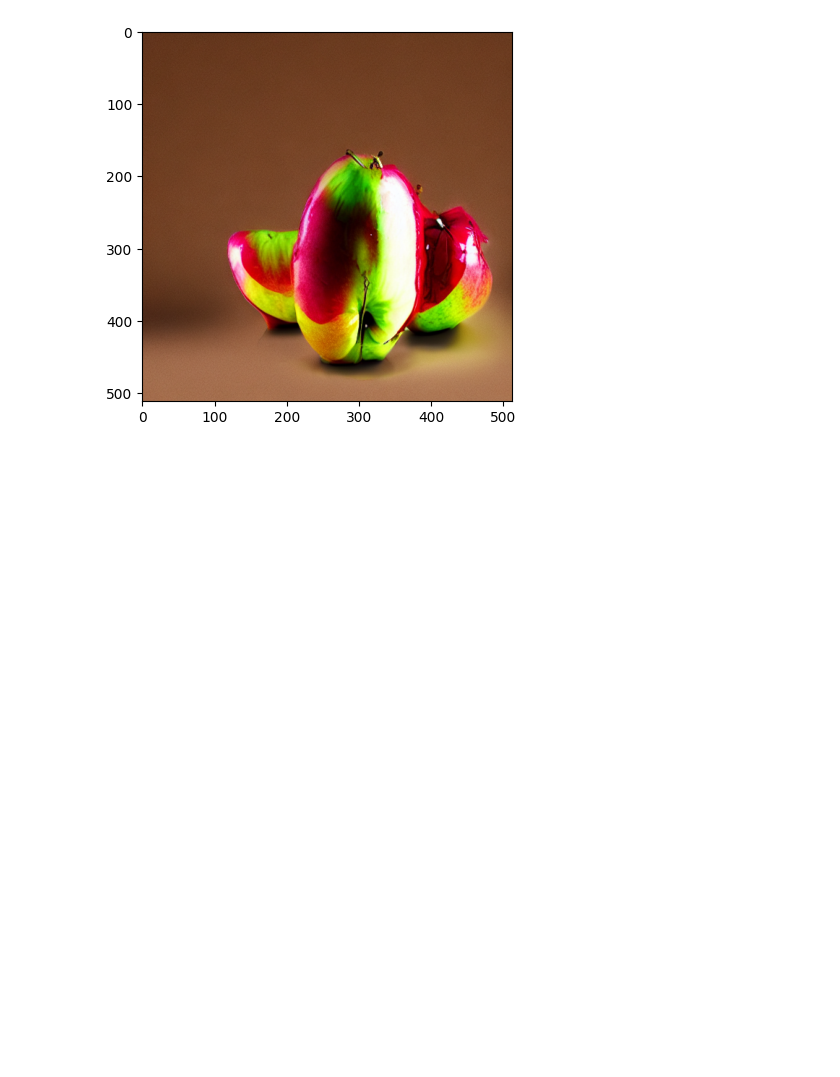
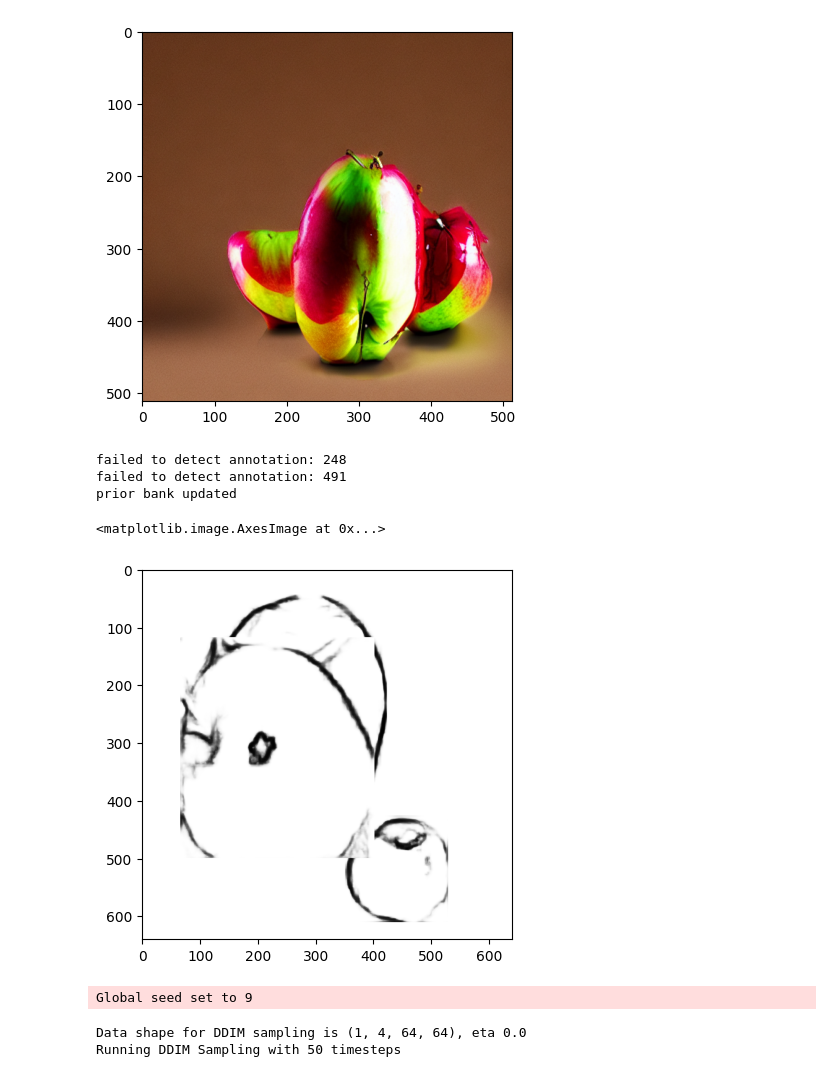
Before and after one commit to FANGAreNotGnu/ControlNet, a Jupyter notebook: dad/vis_prior/use_vis_prior.ipynb, the cells around one changed output. Cells and saved outputs as stored; diff of their text form; code cells hidden in the pictures; blank space fills up the shorter version.

```diff
--- a/dad/vis_prior/use_vis_prior.ipynb
+++ b/dad/vis_prior/use_vis_prior.ipynb
@@ -124,0 +133,35 @@ plt.imshow(result[1])
+# %%
+labels_path="/home/ubuntu/dad/roboflow-100-benchmark/rf100/apples-fvpl5/valid/_annotations.coco.json"
+im_folder = "/home/ubuntu/dad/roboflow-100-benchmark/rf100/apples-fvpl5/valid/"
+naive_vpd = UniformRandomNoClipVPL()
+hedVPG = HEDVPG(vpl=naive_vpd, fill_val=0, annotation=labels_path, im_folder=im_folder)
+# %% [output]
+failed to detect annotation: 248
+failed to detect annotation: 491
+prior bank updated
+# %%
+hed_prior = hedVPG.visualize_one_layout(im_shape=img.shape, category_name=None, prior_mode=None, fill_val=None)
+plt.imshow(hed_prior, cmap='Greys')
+# %% [output]
+<matplotlib.image.AxesImage at 0x...>
+[figure, added]
+# %%
+result = process(input_image=hed_prior.astype(np.uint8),
+                prompt="a picture of apples",
+                a_prompt="",
+                n_prompt="",
+                num_samples=1,
+                image_resolution=512,
+                detect_resolution=512,
+                ddim_steps=50,
+                guess_mode=False,
+                strength=1.,
+                scale=9.,
+                seed=9,
+                eta=0.,
+                )
+plt.imshow(result[1])
+# %% [output]
+Global seed set to 9
+Data shape for DDIM sampling is (1, 4, 64, 64), eta 0.0
+Running DDIM Sampling with 50 timesteps
```
Also changed, not shown: parts of 3 cells of this notebook, 3 other files.
